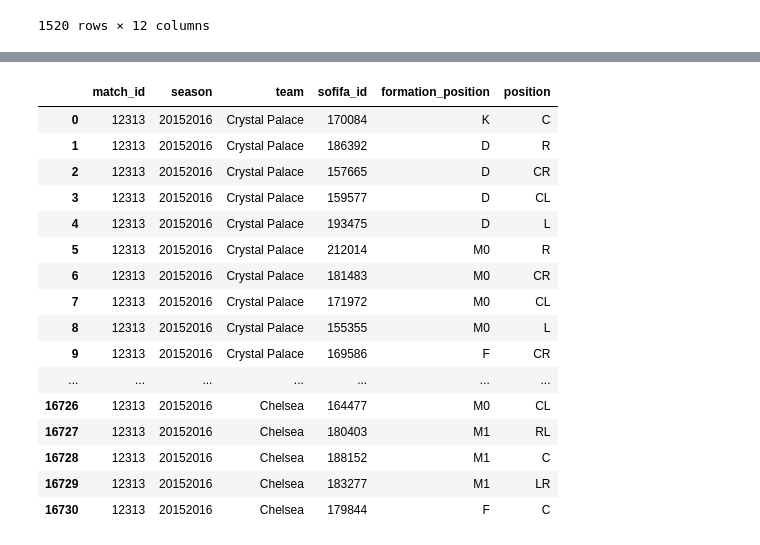
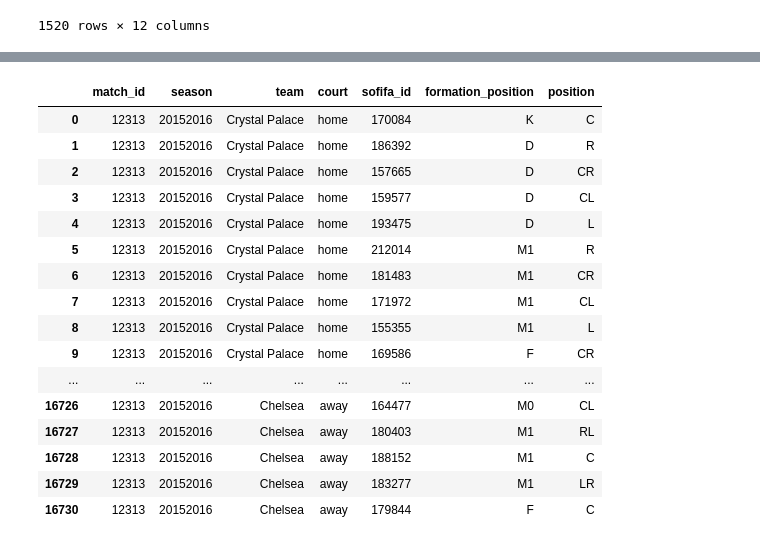
Before and after one commit to c0j0s/CS4211-Project, a Jupyter notebook: main.ipynb, the cells around one changed output, grey strips where cells are left out. Cells and saved outputs as stored; diff of their text form; code cells hidden in the pictures.

```diff
--- a/main.ipynb
+++ b/main.ipynb
@@ -102,10 +102,10 @@ df_matches
 | 1519 | 22616 | 20172018 | 4-3-3 | Crystal Palace | 0 | 1 | Tottenham Hotspur | 4-2-3-1 | ... |
 1520 rows × 12 columns
 # %%
-# preprocess team formation, team with shorter formation length will be stretched defensively for home and offensively for away
+# preprocess team formation, team with shorter formation length will be stretched defensively for away and offensively for home
 # eg: away: 4-4-2, home: 4-1-2-1-2
 # match position grid =>                    [D, M0, M1, M2, F], based on wider home team formation
-# away player will be mapped offensively to [D,         M2, F]
+# away player will be mapped offensively to [D, M0,         F]
 # NOTE: how to handle ball passing from D to M0?
 def process_formation(row):
     home_formation     = row['home_formation'].split('-')
@@ -124,12 +124,12 @@ def process_formation(row):
         if away_formation_len > home_formation_len:
             away_formation_position = ','.join([x for x, y in zip(formation_grid, away_formation) for _ in range(int(y))])
             # stretch home defensively
-            expanded_formation = home_formation[:-1] + ['0' * formation_len_diff] + home_formation[-1:]
+            expanded_formation = home_formation[:1] + ['0' * formation_len_diff] + home_formation[1:]
             home_formation_position = ','.join([x for x, y in zip(formation_grid, expanded_formation) for _ in range(int(y))])
         else:
             home_formation_position = ','.join([x for x, y in zip(formation_grid, home_formation) for _ in range(int(y))])
             # stretch away aggressively
-            expanded_formation = away_formation[:1] + ['0' * formation_len_diff] + away_formation[1:]
+            expanded_formation = away_formation[:-1] + ['0' * formation_len_diff] + away_formation[-1:]
             away_formation_position = ','.join([x for x, y in zip(formation_grid, expanded_formation) for _ in range(int(y))])
 
     row['formation_grid'] = formation_grid
@@ -146,12 +146,14 @@ df_matches_processed[df_matches_processed['match_id'] == '12313']
 # %%
 # explode 'home_sequence', 'away_sequence', 'home_xi_sofifa_ids', 'away_xi_sofifa_ids'
 df_matches_exploded = df_matches_processed.copy()
-df_matches_exploded['home_sequence'] = df_matches_exploded['home_sequence'].str.split(',')
-df_matches_exploded['away_sequence'] = df_matches_exploded['away_sequence'].str.split(',')
-df_matches_exploded['home_xi_sofifa_ids'] = df_matches_exploded['home_xi_sofifa_ids'].str.split(',')
-df_matches_exploded['away_xi_sofifa_ids'] = df_matches_exploded['away_xi_sofifa_ids'].str.split(',')
-df_matches_exploded['home_formation_position'] = df_matches_exploded['home_formation_position'].str.split(',')
-df_matches_exploded['away_formation_position'] = df_matches_exploded['away_formation_position'].str.split(',')
+df_matches_exploded['home_sequence']            = df_matches_exploded['home_sequence'].str.split(',')
+df_matches_exploded['away_sequence']            = df_matches_exploded['away_sequence'].str.split(',')
+df_matches_exploded['home_xi_sofifa_ids']       = df_matches_exploded['home_xi_sofifa_ids'].str.split(',')
+df_matches_exploded['away_xi_sofifa_ids']       = df_matches_exploded['away_xi_sofifa_ids'].str.split(',')
+df_matches_exploded['home_formation_position']  = df_matches_exploded['home_formation_position'].str.split(',')
+df_matches_exploded['away_formation_position']  = df_matches_exploded['away_formation_position'].str.split(',')
+df_matches_exploded['home_court']               = 'home'
+df_matches_exploded['away_court']               = 'away'
 
 df_matches_exploded = df_matches_exploded.explode(['home_sequence', 'away_sequence', 'home_xi_sofifa_ids', 'away_xi_sofifa_ids', 'home_formation_position', 'away_formation_position'])
 df_matches_exploded.reset_index(drop=True, inplace=True)
@@ -172,34 +174,35 @@ df_matches_exploded[df_matches_exploded['match_id'] == '12313']
 # %%
 # Build a realtion table
 df_match_ratings = pd.DataFrame()
 df_match_ratings['match_id']            = pd.concat([df_matches_exploded['match_id'],                   df_matches_exploded['match_id']])
 df_match_ratings['season']              = pd.concat([df_matches_exploded['season'],                     df_matches_exploded['season']])
 df_match_ratings['team']                = pd.concat([df_matches_exploded['home_team'],                  df_matches_exploded['away_team']])
+df_match_ratings['court']               = pd.concat([df_matches_exploded['home_court'],                 df_matches_exploded['away_court']])
 df_match_ratings['sofifa_id']           = pd.concat([df_matches_exploded['home_xi_sofifa_ids'],         df_matches_exploded['away_xi_sofifa_ids']])
 df_match_ratings['formation_position']  = pd.concat([df_matches_exploded['home_formation_position'],    df_matches_exploded['away_formation_position']])
 df_match_ratings['position']            = pd.concat([df_matches_exploded['home_sequence'],              df_matches_exploded['away_sequence']])
 
 df_match_ratings.reset_index(drop=True, inplace=True)
 df_match_ratings['sofifa_id'] = df_match_ratings['sofifa_id'].apply(lambda x: int(float(x)))
 
 df_match_ratings[df_match_ratings['match_id'] == '12313']
 # %% [output]
-|  | match_id | season | team | sofifa_id | formation_position | position |
-| 0 | 12313 | 20152016 | Crystal Palace | 170084 | K | C |
-| 1 | 12313 | 20152016 | Crystal Palace | 186392 | D | R |
-| 2 | 12313 | 20152016 | Crystal Palace | 157665 | D | CR |
-| 3 | 12313 | 20152016 | Crystal Palace | 159577 | D | CL |
-| 4 | 12313 | 20152016 | Crystal Palace | 193475 | D | L |
-| 5 | 12313 | 20152016 | Crystal Palace | 212014 | M0 | R |
-| 6 | 12313 | 20152016 | Crystal Palace | 181483 | M0 | CR |
-| 7 | 12313 | 20152016 | Crystal Palace | 171972 | M0 | CL |
-| 8 | 12313 | 20152016 | Crystal Palace | 155355 | M0 | L |
-| 9 | 12313 | 20152016 | Crystal Palace | 169586 | F | CR |
-| ... | ... | ... | ... | ... | ... | ... |
-| 16726 | 12313 | 20152016 | Chelsea | 164477 | M0 | CL |
-| 16727 | 12313 | 20152016 | Chelsea | 180403 | M1 | RL |
-| 16728 | 12313 | 20152016 | Chelsea | 188152 | M1 | C |
-| 16729 | 12313 | 20152016 | Chelsea | 183277 | M1 | LR |
-| 16730 | 12313 | 20152016 | Chelsea | 179844 | F | C |
+|  | match_id | season | team | court | sofifa_id | formation_position | position |
+| 0 | 12313 | 20152016 | Crystal Palace | home | 170084 | K | C |
+| 1 | 12313 | 20152016 | Crystal Palace | home | 186392 | D | R |
+| 2 | 12313 | 20152016 | Crystal Palace | home | 157665 | D | CR |
+| 3 | 12313 | 20152016 | Crystal Palace | home | 159577 | D | CL |
+| 4 | 12313 | 20152016 | Crystal Palace | home | 193475 | D | L |
+| 5 | 12313 | 20152016 | Crystal Palace | home | 212014 | M1 | R |
+| 6 | 12313 | 20152016 | Crystal Palace | home | 181483 | M1 | CR |
+| 7 | 12313 | 20152016 | Crystal Palace | home | 171972 | M1 | CL |
+| 8 | 12313 | 20152016 | Crystal Palace | home | 155355 | M1 | L |
+| 9 | 12313 | 20152016 | Crystal Palace | home | 169586 | F | CR |
+| ... | ... | ... | ... | ... | ... | ... | ... |
+| 16726 | 12313 | 20152016 | Chelsea | away | 164477 | M0 | CL |
+| 16727 | 12313 | 20152016 | Chelsea | away | 180403 | M1 | RL |
+| 16728 | 12313 | 20152016 | Chelsea | away | 188152 | M1 | C |
+| 16729 | 12313 | 20152016 | Chelsea | away | 183277 | M1 | LR |
+| 16730 | 12313 | 20152016 | Chelsea | away | 179844 | F | C |
 # %%
 # Join match with player ratings by sofifa_id and season
```
Also changed, not shown: parts of 11 cells of this notebook.
